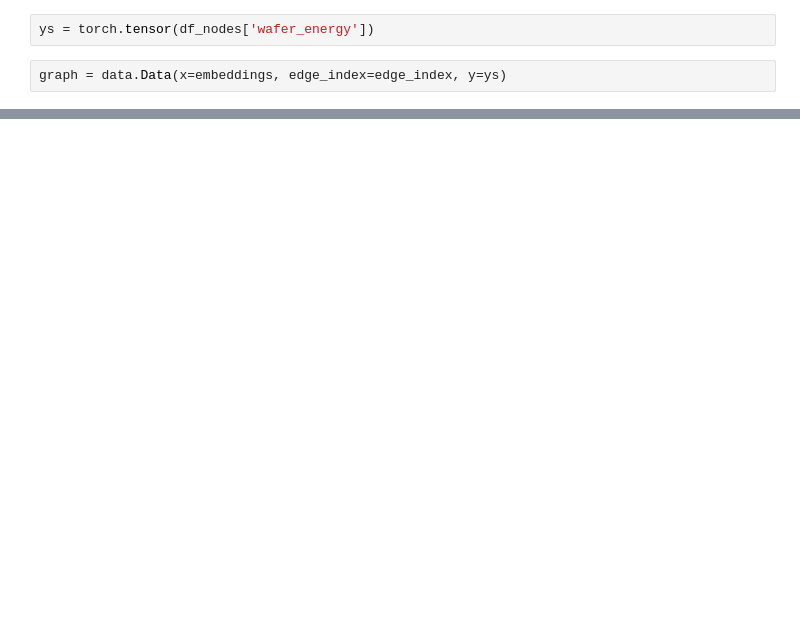
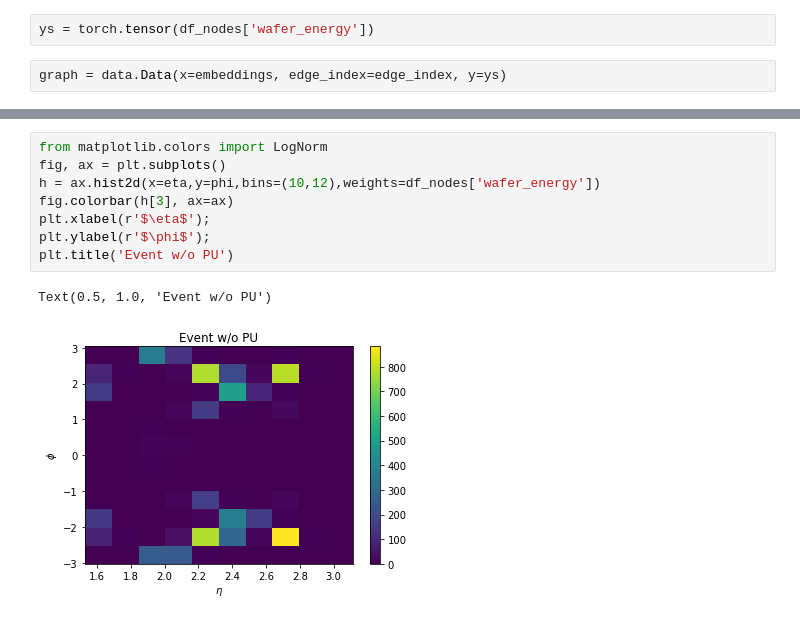
Before and after one commit to rohanshenoy/EcoderGNN, a Jupyter notebook: building_graphs_both_endcaps.ipynb, the cells around one changed output, grey strips where cells are left out. Drawn from its saved outputs; the diff is of its cells as text; blank space fills up the shorter version.

```diff
--- a/building_graphs_both_endcaps.ipynb
+++ b/building_graphs_both_endcaps.ipynb
@@ -100,0 +116,11 @@ plt.show()
+# %%
+from matplotlib.colors import LogNorm
+fig, ax = plt.subplots()
+h = ax.hist2d(x=eta,y=phi,bins=(10,12),weights=df_nodes['wafer_energy'])
+fig.colorbar(h[3], ax=ax)
+plt.xlabel(r'$\eta$');
+plt.ylabel(r'$\phi$');
+plt.title('Event w/o PU')
+# %% [output]
+Text(0.5, 1.0, 'Event w/o PU')
+[figure, added]
```
Also changed, not shown: parts of 7 cells of this notebook.
